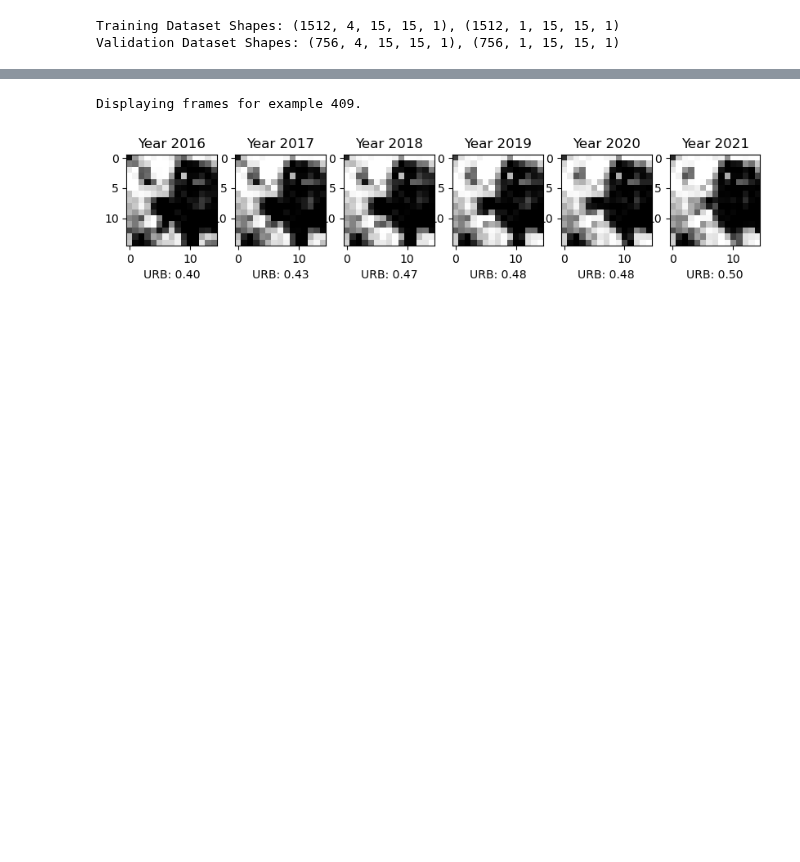
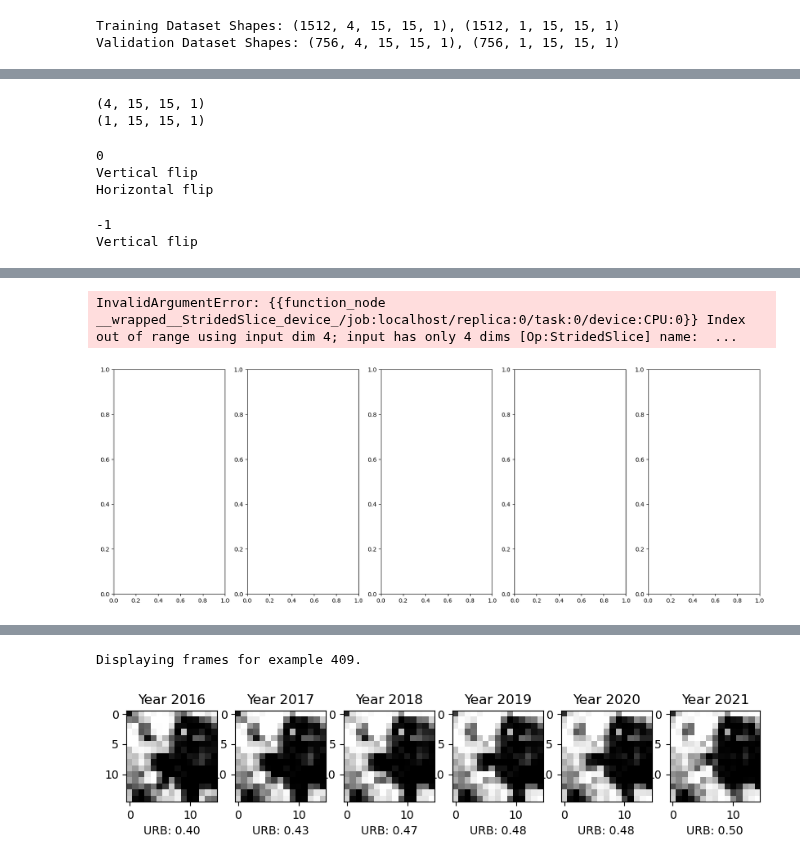
Before and after one commit to victor-radermecker/AdvancedLandCoverAnalytics-Pipeline, a Jupyter notebook: Notebooks/ConvLSTM.ipynb, the cells around one changed output, grey strips where cells are left out. Saved outputs shown, nothing was run; the diff lists cells and outputs as text; code cells hidden in the pictures; blank space fills up the shorter version.

Commit message:
Working on Data Augmentation for Conv-LSTM2

```diff
--- a/Notebooks/ConvLSTM.ipynb
+++ b/Notebooks/ConvLSTM.ipynb
@@ -170,0 +196,2 @@ plt.show()
+# %%
+image, label = next(iter(dataset))
@@ -201,0 +289,58 @@ Validation Dataset Shapes: (756, 4, 15, 15, 1), (756, 1, 15, 15, 1)
+# %%
+x,y = next(iter(train_dataset))
+print(x.shape)
+print(y.shape)
+# %% [output]
+(4, 15, 15, 1)
+(1, 15, 15, 1)
+# %%
+def rotate_image(image, k):
+    return tf.image.rot90(image, k)
+
+def augment(x, y):
+    # Random rotation between -90 and 180 degrees
+    k = np.random.choice([-1, 0, 1, 2])
+    print(k)
+    x_aug = tf.map_fn(lambda image: rotate_image(image, k), x)
+    y_aug = tf.map_fn(lambda image: rotate_image(image, k), y)
+
+    # Horizontal flip
+    l = np.random.choice([0, 1])
+    if l == 0:
+        print('Vertical flip')
+        x_aug = tf.image.flip_left_right(x_aug)
+        y_aug = tf.image.flip_left_right(y_aug)
+
+    # Vertical flip
+    m = np.random.choice([0, 1])
+    if m == 0:
+        print('Horizontal flip')
+        x_aug = tf.image.flip_up_down(x_aug)
+        y_aug = tf.image.flip_up_down(y_aug)
+
+    return x_aug, y_aug
+# %%
+X, y = next(iter(train_dataset))
+X_aug, y_aug = augment(X, y)
+# %% [output]
+0
+Vertical flip
+Horizontal flip
+# %%
+AUTOTUNE = tf.data.AUTOTUNE
+
+aug_train_dataset = train_dataset.map(lambda x, y: (augment(x, y)),
+                num_parallel_calls=AUTOTUNE)
+# %% [output]
+-1
+Vertical flip
+# %%
+# get a random element from train_dataset
+x, y = next(iter(train_dataset))
+x_aug, y_aug = next(iter(aug_train_dataset))
+
+# Plot the original image on 5 sub-images. first the 4 of x and then the y
+fig, ax = plt.subplots(1, 5, figsize=(20, 7))
+for i in range(4):
+    ax[i].imshow(x[0, i, :, :, 0], cmap="gray")
+# %% [output]
@@ -201,0 +348,2 @@ Validation Dataset Shapes: (756, 4, 15, 15, 1), (756, 1, 15, 15, 1)
+InvalidArgumentError: {{function_node __wrapped__StridedSlice_device_/job:localhost/replica:0/task:0/device:CPU:0}} Index out of range using input dim 4; input has only 4 dims [Op:StridedSlice] name:  ...
+[figure, added]
```
Also changed, not shown: parts of 25 cells of this notebook, 1 other file.
